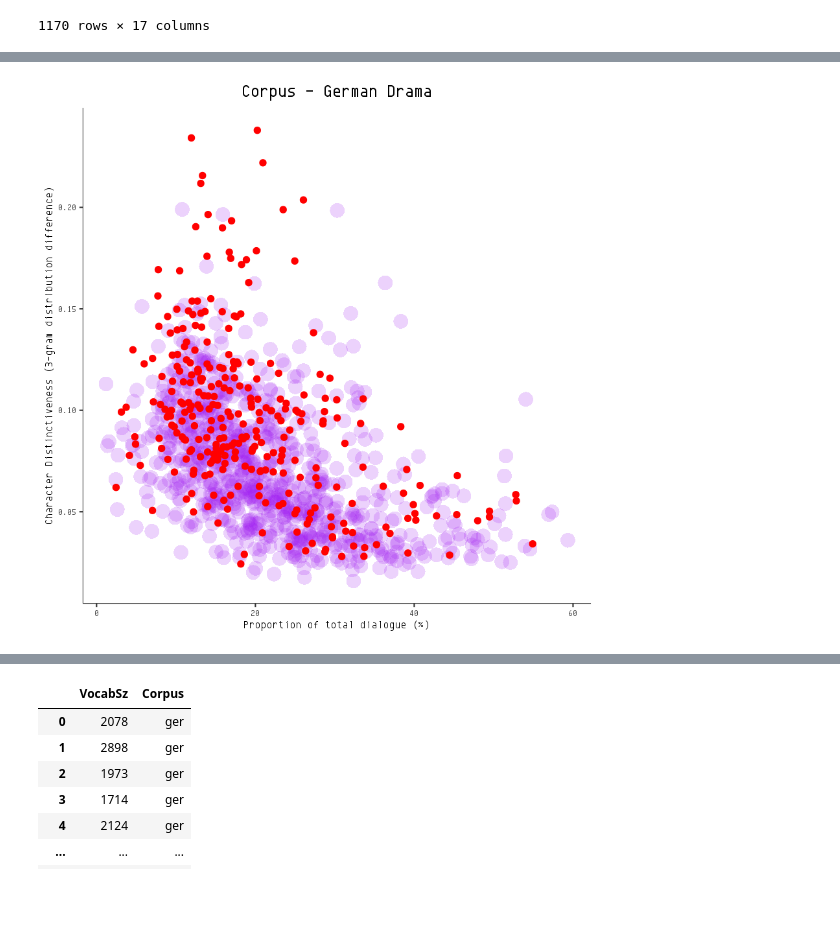
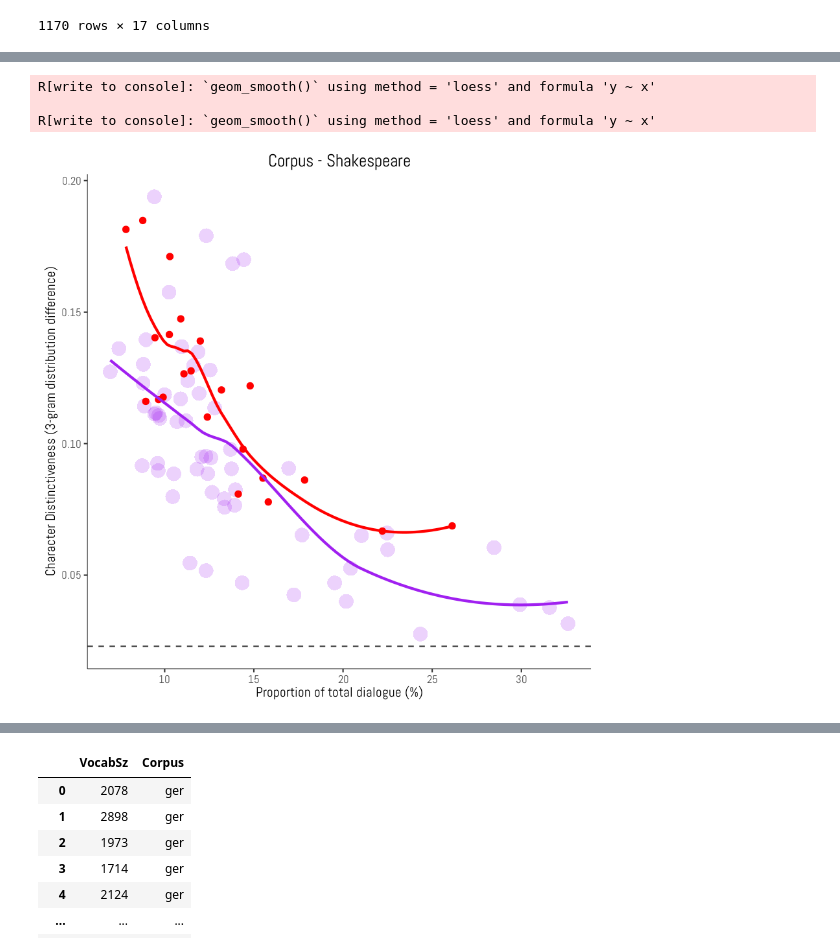
Before and after one commit to perechen/difs-character-voices, a Jupyter notebook: data/all_stars_clean.ipynb, the cells around one changed output, grey strips where cells are left out. Cells and saved outputs as stored; diff of their text form; code cells hidden in the pictures; blank space fills up the shorter version.

Commit message:
move to google fonts, some updates

```diff
--- a/data/all_stars_clean.ipynb
+++ b/data/all_stars_clean.ipynb
@@ -847,29 +919,43 @@ theme(
 # %%
-%%R -i energy_df_ger_restrict -h 6 -w 6 -u in -r 144
+%%R -i energy_df_shake -h 6 -w 6 -u in -r 144
 library(ggplot2)
 library(dplyr)
+library(showtext)
+font_add_google("Abel", "fnt")
+showtext_auto()
 
-ggplot(energy_df_rus_restrict, aes(y=VersusOther50, x = PctDialog)) +
-geom_point(data = energy_df_ger_restrict %>% filter(gender!='FEMALE'), color='purple', size=5, shape=16, alpha=0.2) +
-geom_point(data = energy_df_ger_restrict %>% filter(gender=='FEMALE'), color='red', size=2) +
+df <- energy_df_shake
+
+baseline <- median(df$VersusSelf50)
+
+ggplot(df, aes(y=VersusOther50, x = PctDialog)) +
+geom_point(data = df %>% filter(gender!='FEMALE'), color='purple', size=5, shape=16, alpha=0.2) +
+geom_point(data = df %>% filter(gender=='FEMALE'), color='red', size=2) +
+geom_hline(yintercept=baseline, linetype='dashed', color='grey25') +
+geom_smooth(data = df %>% filter(gender!='FEMALE'), color='purple', se=FALSE) +
+geom_smooth(data = df %>% filter(gender=='FEMALE'), color='red', se=FALSE) +
+# annotate("text", x=12, y=baseline+0.005, label="Baseline: median character distance from self") +
 
 theme_bw() +
 xlab("Proportion of total dialogue (%)") +
 ylab("Character Distinctiveness (3-gram distribution difference)") +
-ggtitle("Corpus - German Drama") +
+ggtitle("Corpus - Shakespeare") +
 theme(
     panel.border = element_blank(),
     #legend.position='none',
     #axis.title.x=element_blank(),
     #axis.title.y=element_blank(),
     #axis.ticks.x=element_blank(),
     #axis.ticks.y=element_blank(),
-    plot.title = element_text(hjust = 0.5, size=13),
+    plot.title = element_text(hjust = 0.5, size=20),
     axis.line.x=element_line(size=0.2),
     axis.line.y=element_line(size=0.2),
     panel.grid.major = element_blank(),
     panel.grid.minor = element_blank(),
-    text=element_text(size=8, family="Envy Code R"),
+    text=element_text(size=16, family="fnt"),
 )
 # %% [output]
+R[write to console]: `geom_smooth()` using method = 'loess' and formula 'y ~ x'
+
+R[write to console]: `geom_smooth()` using method = 'loess' and formula 'y ~ x'
-[figure, old version]
+[figure, new version]
```
Also changed, not shown: parts of 7 cells of this notebook.
